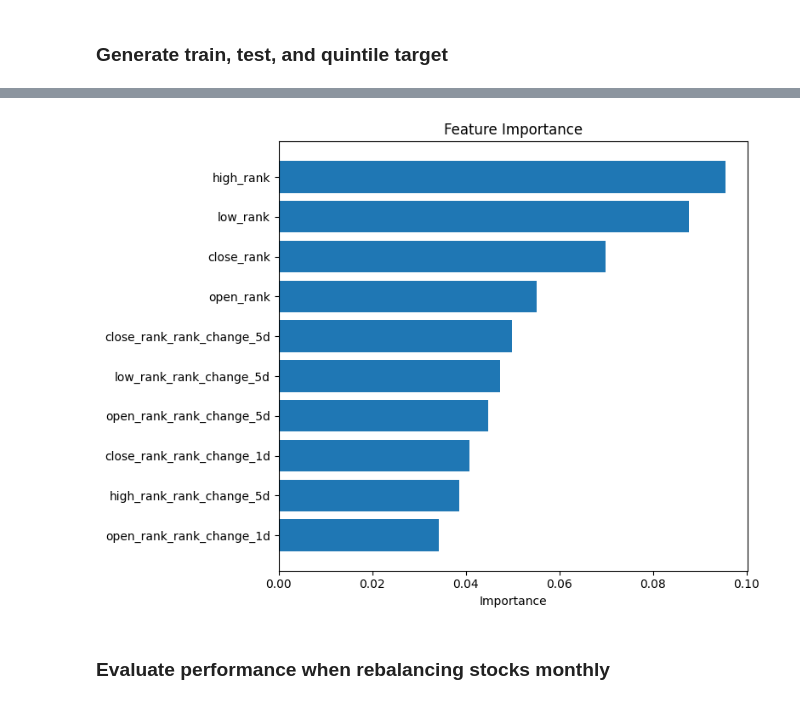
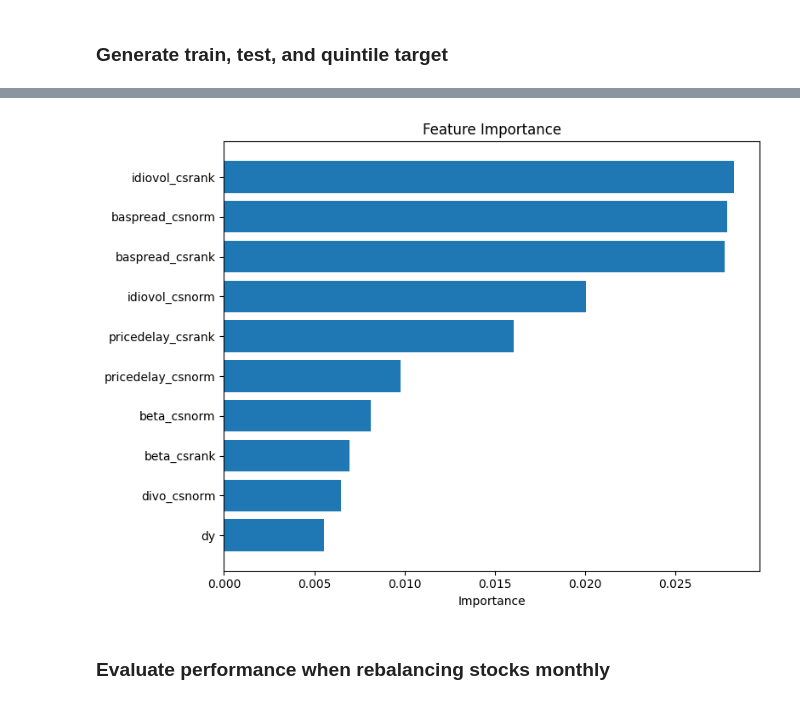
Before and after one commit to asacco-97/multimodal-stock-ranking, a Jupyter notebook: notebooks/001_testing_model_frameworks.ipynb, the cells around one changed output, grey strips where cells are left out. Drawn from its saved outputs; the diff is of its cells as text; code cells hidden in the pictures.

```diff
--- a/notebooks/001_testing_model_frameworks.ipynb
+++ b/notebooks/001_testing_model_frameworks.ipynb
@@ -413,3 +583,5 @@ df.head()
 # %%
-df.tail()
+return_col = "target_excess_t+1"
+
+model_df["target_excess_t+1"].describe(), model_df["spy_ret_eom_t+1"].describe()
 # %% [output]
@@ -422,0 +606,8 @@ df.tail()
+# %%
+# Bin 1 month forward return into deciles for ranking
+model_df[return_col + "_bins"] = (
+    model_df.groupby("month_end")[return_col]
+      .transform(lambda x: pd.qcut(x, 10, labels=False, duplicates="drop"))
+)
+
+model_df[return_col + "_bins"].describe()
@@ -475,10 +646,13 @@ test = df[df['date'] >= '2022-02-01']
 # %%
+target = return_col + "_bins"
+
 # XGBoost classifier
-quintile_rank_model = xgb.XGBClassifier(
+decile_rank_model = xgb.XGBClassifier(
     objective="multi:softprob",
-    num_class=4,
+    num_class=10,
     eval_metric="mlogloss",
-    n_estimators=50,
+    missing=np.nan,
+    n_estimators=500,
     learning_rate=0.05,
     max_depth=6,
     subsample=0.8,
@@ -486,12 +660,22 @@ quintile_rank_model = xgb.XGBClassifier(
     tree_method="hist",
     enable_categorical=True,
     random_state=42,
+    callbacks=[
+        xgb.callback.EarlyStopping(
+            rounds=50,
+            save_best=True
+        )
+    ]
 )
 
-quintile_rank_model.fit(
-    train[modeling_features],
-    train[target],
-    verbose=True
+decile_rank_model.fit(
+    train.loc[train[return_col].notna(), feature_cols],
+    train.loc[train[return_col].notna(), return_col + "_bins"],
+    eval_set=[(
+        test.loc[test[return_col].notna(), feature_cols],
+        test.loc[test[return_col].notna(), return_col + "_bins"]
+    )],
+    verbose=20,
 )
 
-test['pred_quartile_rank'] = quintile_rank_model.predict(test[modeling_features])
+test['pred_decile_rank'] = decile_rank_model.predict(test[feature_cols], iteration_range=(0, decile_rank_model.best_iteration))
@@ -498,7 +692,7 @@ test['pred_quartile_rank'] = quintile_rank_model.predict(test[modeling_features]
 # %%
-plot_feature_importance(quintile_rank_model, modeling_features, top_n=10)
+plot_feature_importance(decile_rank_model, feature_cols, top_n=10)
 # %% [output]
-[figure, old version]
+[figure, new version]
 # %% [markdown]
 ### Evaluate performance when rebalancing stocks monthly
 # %%
```
Also changed, not shown: parts of 37 cells of this notebook, 12 other files.
